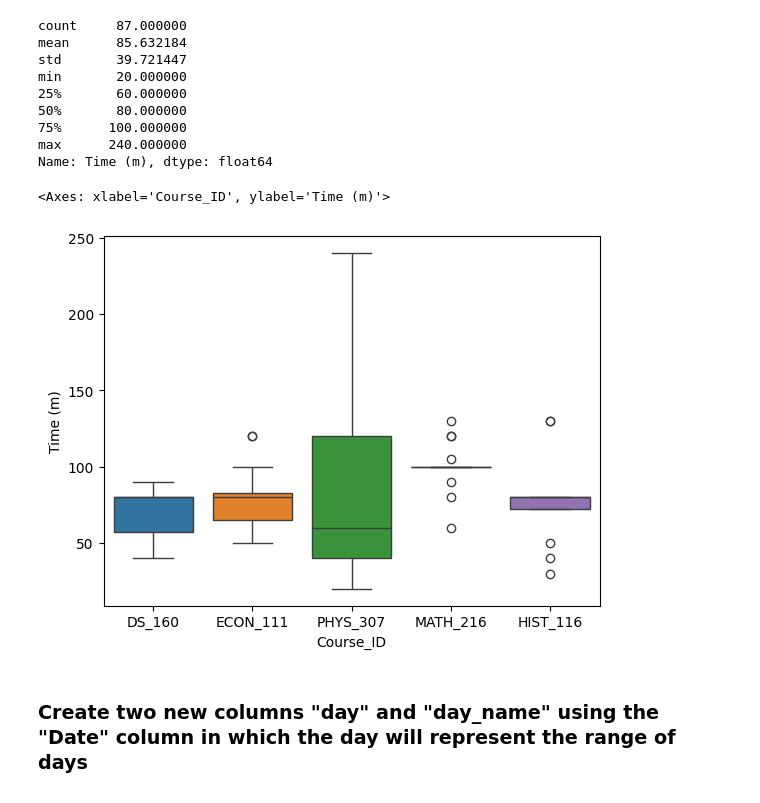
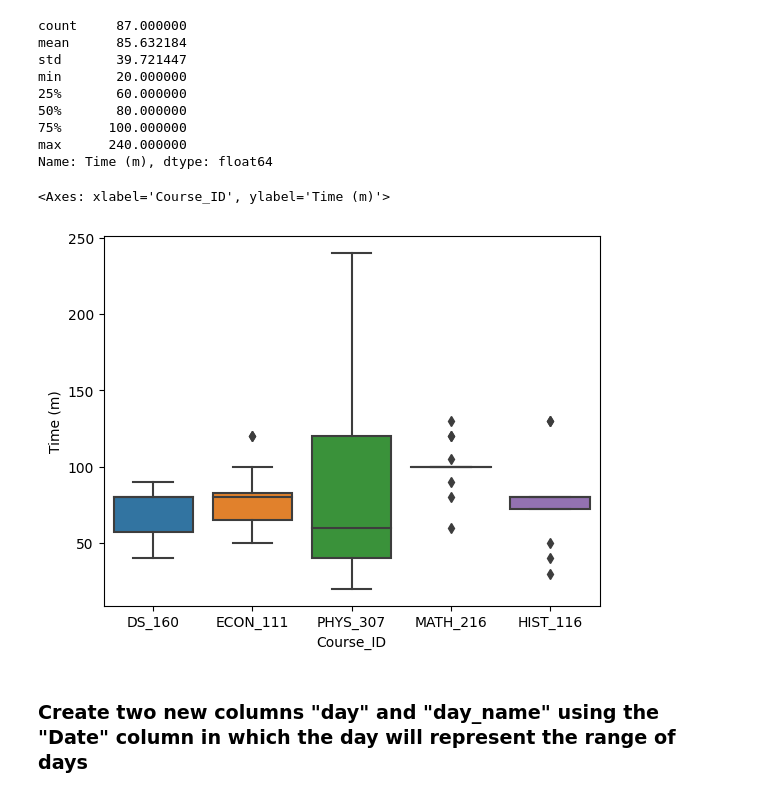
Before and after one commit to Graviton12/In-Class-Assignment-EDA-on-Routine, a Jupyter notebook: Assignment- Time tracking.ipynb, the cells around one changed output. Saved outputs shown, nothing was run; the diff lists cells and outputs as text; code cells hidden in the pictures.

```diff
--- a/Assignment- Time tracking.ipynb
+++ b/Assignment- Time tracking.ipynb
@@ -81,10 +81,10 @@ min       20.000000
 max      240.000000
 Name: Time (m), dtype: float64
 # %%
-sns.boxplot(x='Course_ID', y='Time (m)', data=df, hue='Course_ID')
+sns.boxplot(x='Course_ID', y='Time (m)', data=df)
 # %% [output]
 <Axes: xlabel='Course_ID', ylabel='Time (m)'>
-[figure, old version]
+[figure, new version]
 # %% [markdown]
 ### Create two new columns "day" and "day_name" using the "Date" column in which the day will represent the range of days
 ![image.png](attachment:image.png)
```
Also changed, not shown: parts of 8 cells of this notebook.
